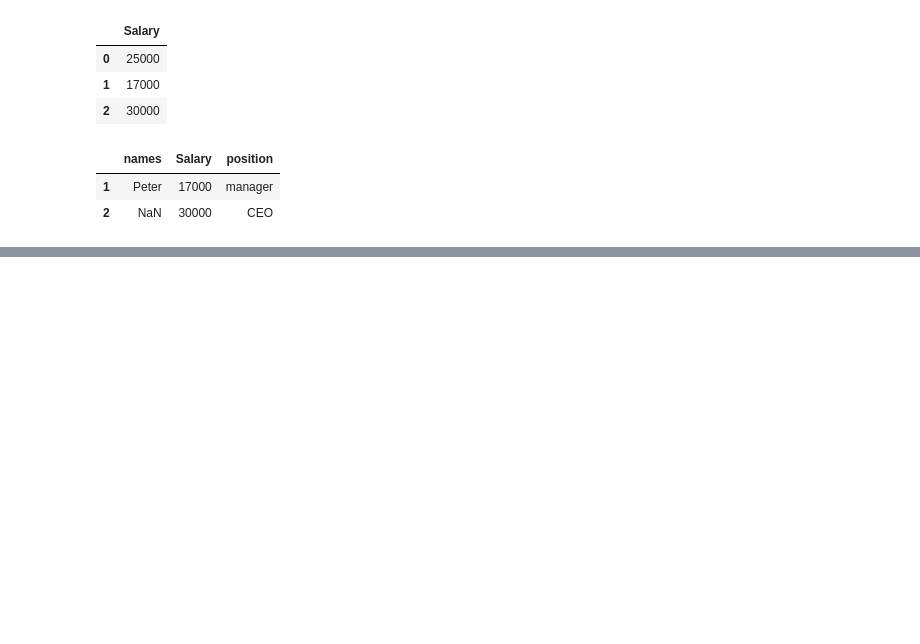
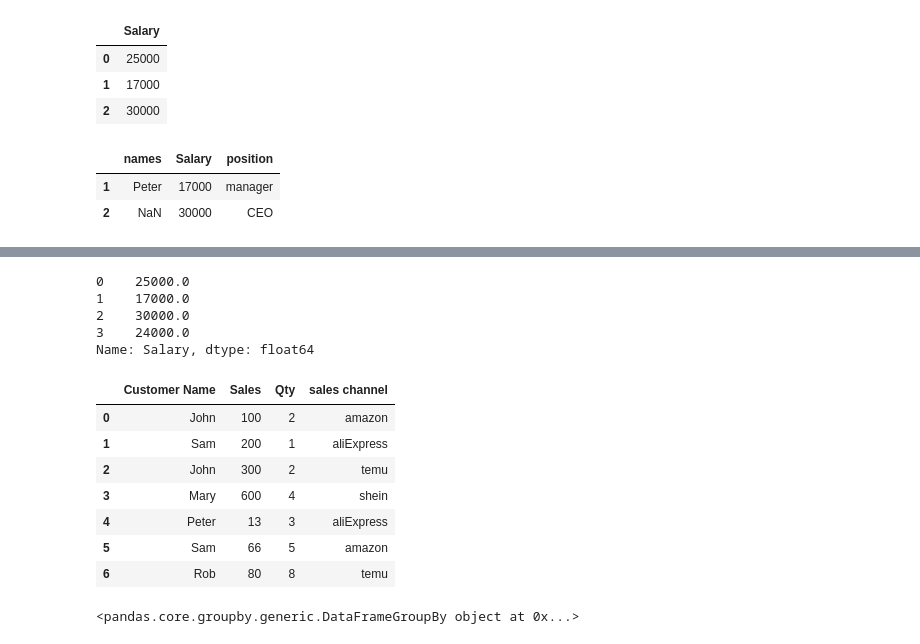
Before and after one commit to michaelGameone/PythonAndDataAnalysis, a Jupyter notebook: MyNotebook/pandaLesson.ipynb, the cells around one changed output, grey strips where cells are left out. Saved outputs shown, nothing was run; the diff lists cells and outputs as text; code cells hidden in the pictures; blank space fills up the shorter version.

```diff
--- a/MyNotebook/pandaLesson.ipynb
+++ b/MyNotebook/pandaLesson.ipynb
@@ -669,0 +706,22 @@ df.fillna–“–kπ(
+# %%
+df['Salary'].fillna(value=df['Salary'].mean())
+# %% [output]
+0    25000.0
+1    17000.0
+2    30000.0
+3    24000.0
+Name: Salary, dtype: float64
+# %%
+# Group By statement (just like sql)
+Orderdic = { "Customer Name":["John", "Sam", "John", "Mary", "Peter", "Sam", "Rob"], "Sales":[100, 200, 300, 600, 13, 66, 80], "Qty":[2,1,2,4,3,5,8], "sales channel":["amazon", "aliExpress", "temu", "shein", "aliExpress", "amazon", "temu"]}
+df = pd.DataFrame(Orderdic)
+df
+# %% [output]
+|  | Customer Name | Sales | Qty | sales channel |
+| 0 | John | 100 | 2 | amazon |
+| 1 | Sam | 200 | 1 | aliExpress |
+| 2 | John | 300 | 2 | temu |
+| 3 | Mary | 600 | 4 | shein |
+| 4 | Peter | 13 | 3 | aliExpress |
+| 5 | Sam | 66 | 5 | amazon |
+| 6 | Rob | 80 | 8 | temu |
@@ -669,0 +730,4 @@ df.fillna–“–kπ(
+# %%
+grpData
+# %% [output]
+<pandas.core.groupby.generic.DataFrameGroupBy object at 0x...>
```
Also changed, not shown: parts of 81 cells of this notebook, 5 other files.
